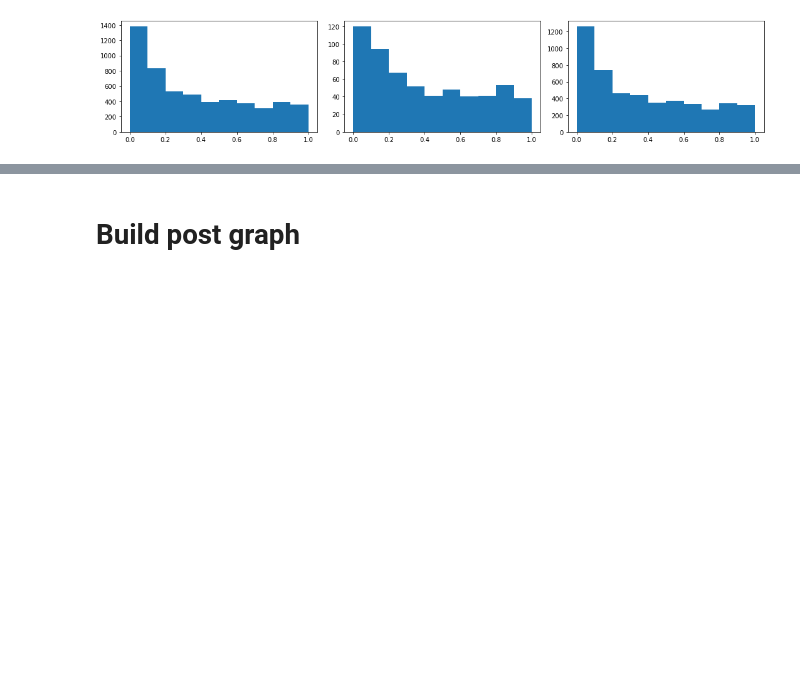
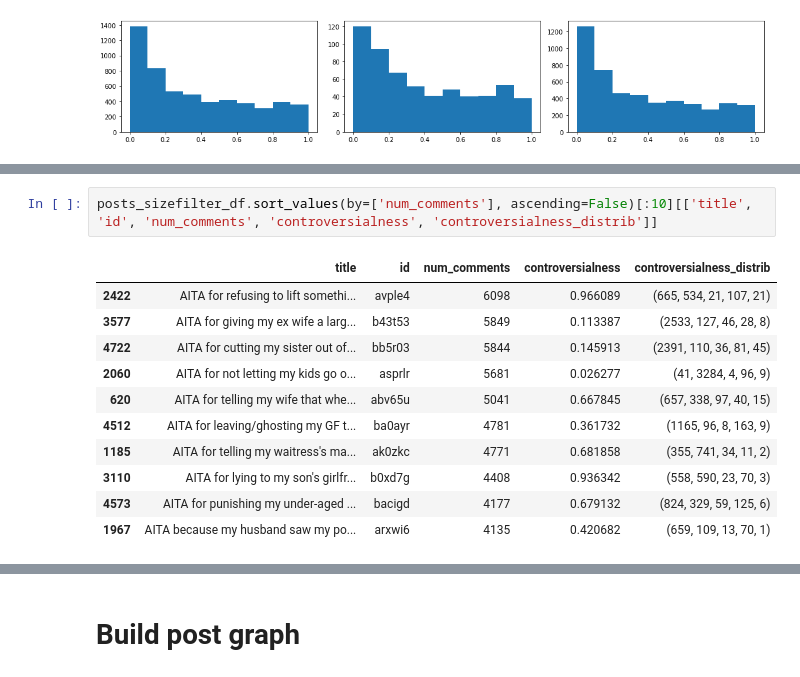
Before and after one commit to cephcyn/cornell_cs6742_a2, a Jupyter notebook: 01_metric_feasibility.ipynb, the cells around one changed output, grey strips where cells are left out. Cells and saved outputs as stored; diff of their text form; blank space fills up the shorter version.

```diff
--- a/01_metric_feasibility.ipynb
+++ b/01_metric_feasibility.ipynb
@@ -324,0 +331,14 @@ temp.plot(kind="scatter", x="num_comments_range", y="controversialness")
+# %%
+posts_sizefilter_df.sort_values(by=['num_comments'], ascending=False)[:10][['title', 'id', 'num_comments', 'controversialness', 'controversialness_distrib']]
+# %% [output]
+|  | title | id | num_comments | controversialness | controversialness_distrib |
+| 2422 | AITA for refusing to lift somethi... | avple4 | 6098 | 0.966089 | (665, 534, 21, 107, 21) |
+| 3577 | AITA for giving my ex wife a larg... | b43t53 | 5849 | 0.113387 | (2533, 127, 46, 28, 8) |
+| 4722 | AITA for cutting my sister out of... | bb5r03 | 5844 | 0.145913 | (2391, 110, 36, 81, 45) |
+| 2060 | AITA for not letting my kids go o... | asprlr | 5681 | 0.026277 | (41, 3284, 4, 96, 9) |
+| 620 | AITA for telling my wife that whe... | abv65u | 5041 | 0.667845 | (657, 338, 97, 40, 15) |
+| 4512 | AITA for leaving/ghosting my GF t... | ba0ayr | 4781 | 0.361732 | (1165, 96, 8, 163, 9) |
+| 1185 | AITA for telling my waitress's ma... | ak0zkc | 4771 | 0.681858 | (355, 741, 34, 11, 2) |
+| 3110 | AITA for lying to my son's girlfr... | b0xd7g | 4408 | 0.936342 | (558, 590, 23, 70, 3) |
+| 4573 | AITA for punishing my under-aged ... | bacigd | 4177 | 0.679132 | (824, 329, 59, 125, 6) |
+| 1967 | AITA because my husband saw my po... | arxwi6 | 4135 | 0.420682 | (659, 109, 13, 70, 1) |
```
Also changed, not shown: parts of 11 cells of this notebook.
